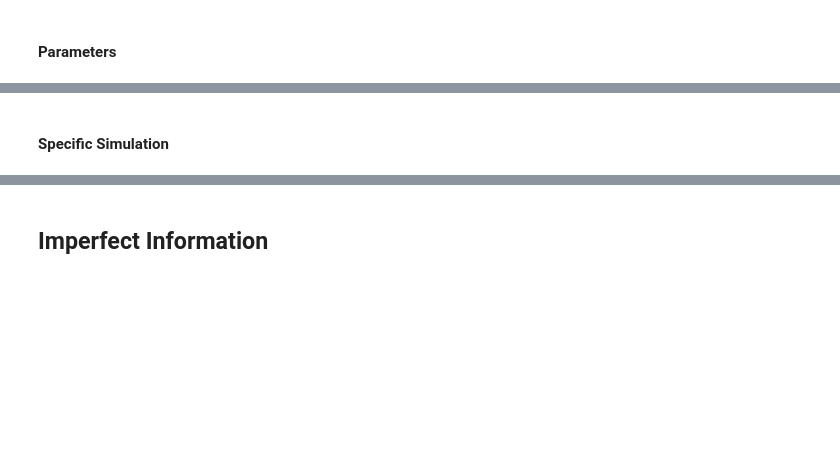
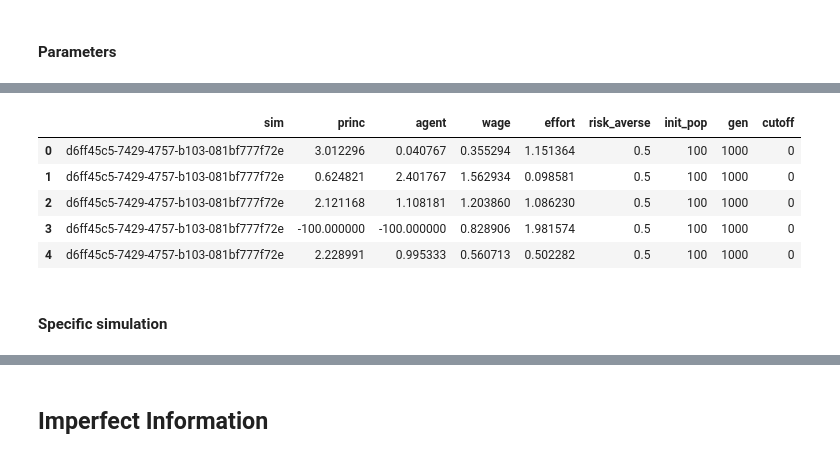
Before and after one commit to gisslab/pa-multiobjective, a Jupyter notebook: PA-Multiobjective-static/AP-ga-simulations.ipynb, the cells around one changed output, grey strips where cells are left out. Drawn from its saved outputs; the diff is of its cells as text; code cells hidden in the pictures; blank space fills up the shorter version.

```diff
--- a/PA-Multiobjective-static/AP-ga-simulations.ipynb
+++ b/PA-Multiobjective-static/AP-ga-simulations.ipynb
@@ -331,2 +417,43 @@ print("Maximum pop : ", max(db_params['final_pop']))
+# %%
+# Creating a database and loading from disc,
+# run this cell each time you reopen the jupyter notebook
+# TODO test todo
+
+name = 'static_perf_1000_fix_cro_1.0_mut_0.02_key_57561e0'
+name = 'static_perf_10000_fix_cro_1.0_mut_0.2_key_6118920'
+#name = 'static_perf_30000_h0.9_cro_1.0_mut_0.2_key_cdf0286'
+
+#name = 'static_perf_1000_h0.5_cro_1.0_mut_0.25_key_879ecf7'
+name = 'static_perf_1000_h0.5_cro_0.4_mut_0.001_key_f7f5378'
+#name =  'static_perf_1000_h0.5_cro_0.4_mut_0.25_key_1100715'
+#name ='static_perf_1000_h0.5_cro_1.0_mut_0.001_key_b58d18a'
+
+#### change population instad of archive
+name = "static_perf_1000_h0.5_cro_1_mut_0.2_key_141c83a"
+name = 'static_perf_1000_h0.5_cro_1_mut_0.2_key_4246db0'
+name = 'static_perf_1000_h0.5_cro_1_mut_0.05_key_d6ff45c'
+
+archive = './data/'+name
+
+try:
+    db_sims_pi = pd.read_csv('{}.csv'.format(archive))#.set_index('sim')
+except:
+    print("Impossible to retrieve {}.cvc".format(archive))
+
+#Cleaning dataframe, changing index,changing columns name in case they are wrong
+#db_sims_pi.rename(columns= {'Unnamed: 0':'index','cara':'risk_aversion_coefficient'},
+#                  inplace=True)
+#db_sims_pi.set_index('sim',inplace= True)
+db_sims_pi.columns = pe.cols
+
+#printing head of dataframe,checkingif everything is ok
+db_sims_pi.head()
+# %% [output]
+|  | sim | princ | agent | wage | effort | risk_averse | init_pop | gen | cutoff |
+| 0 | d6ff45c5-7429-4757-b103-081bf777f72e | 3.012296 | 0.040767 | 0.355294 | 1.151364 | 0.5 | 100 | 1000 | 0 |
+| 1 | d6ff45c5-7429-4757-b103-081bf777f72e | 0.624821 | 2.401767 | 1.562934 | 0.098581 | 0.5 | 100 | 1000 | 0 |
+| 2 | d6ff45c5-7429-4757-b103-081bf777f72e | 2.121168 | 1.108181 | 1.203860 | 1.086230 | 0.5 | 100 | 1000 | 0 |
+| 3 | d6ff45c5-7429-4757-b103-081bf777f72e | -100.000000 | -100.000000 | 0.828906 | 1.981574 | 0.5 | 100 | 1000 | 0 |
+| 4 | d6ff45c5-7429-4757-b103-081bf777f72e | 2.228991 | 0.995333 | 0.560713 | 0.502282 | 0.5 | 100 | 1000 | 0 |
 # %% [markdown]
-#### Specific Simulation
+#### Specific simulation
```
Also changed, not shown: parts of 25 cells of this notebook, 2 other files.
